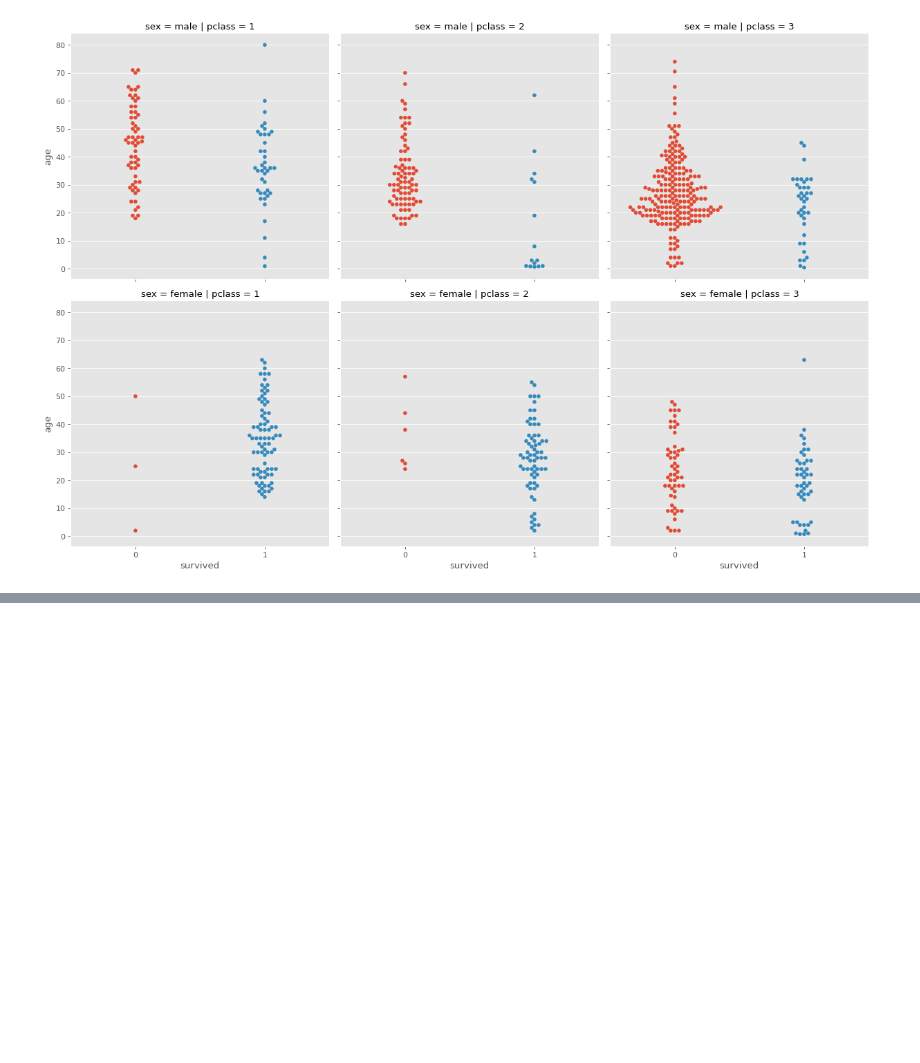
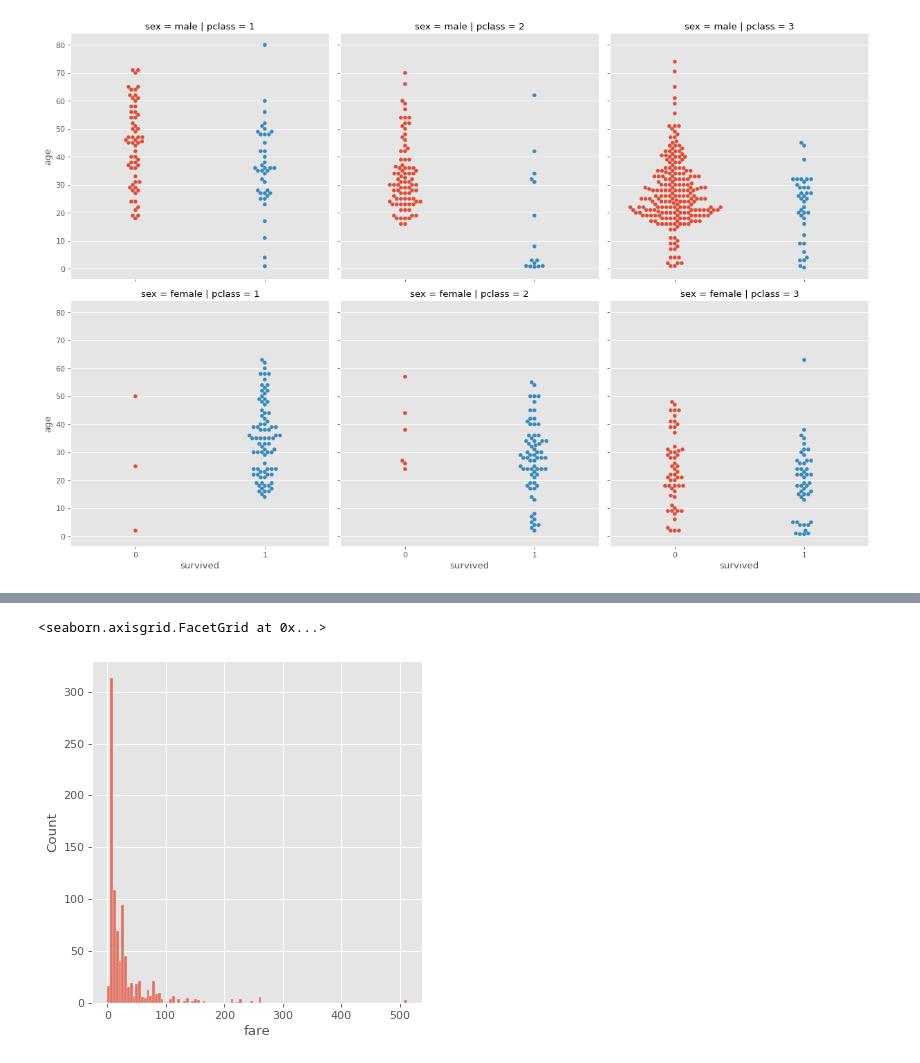
Before and after one commit to mainaliashish/data-science, a Jupyter notebook: EDA/titanic-dataset/eda-titanic.ipynb, the cells around one changed output, grey strips where cells are left out. Drawn from its saved outputs; the diff is of its cells as text; code cells hidden in the pictures; blank space fills up the shorter version.

```diff
--- a/EDA/titanic-dataset/eda-titanic.ipynb
+++ b/EDA/titanic-dataset/eda-titanic.ipynb
@@ -471,0 +479,5 @@ sns.catplot(x='survived', y='age', data=titanic, kind='swarm', row='sex', col='p
+# %%
+sns.displot(titanic['fare'])
+# %% [output]
+<seaborn.axisgrid.FacetGrid at 0x...>
+[figure, added]
```
Also changed, not shown: parts of 15 cells of this notebook.
